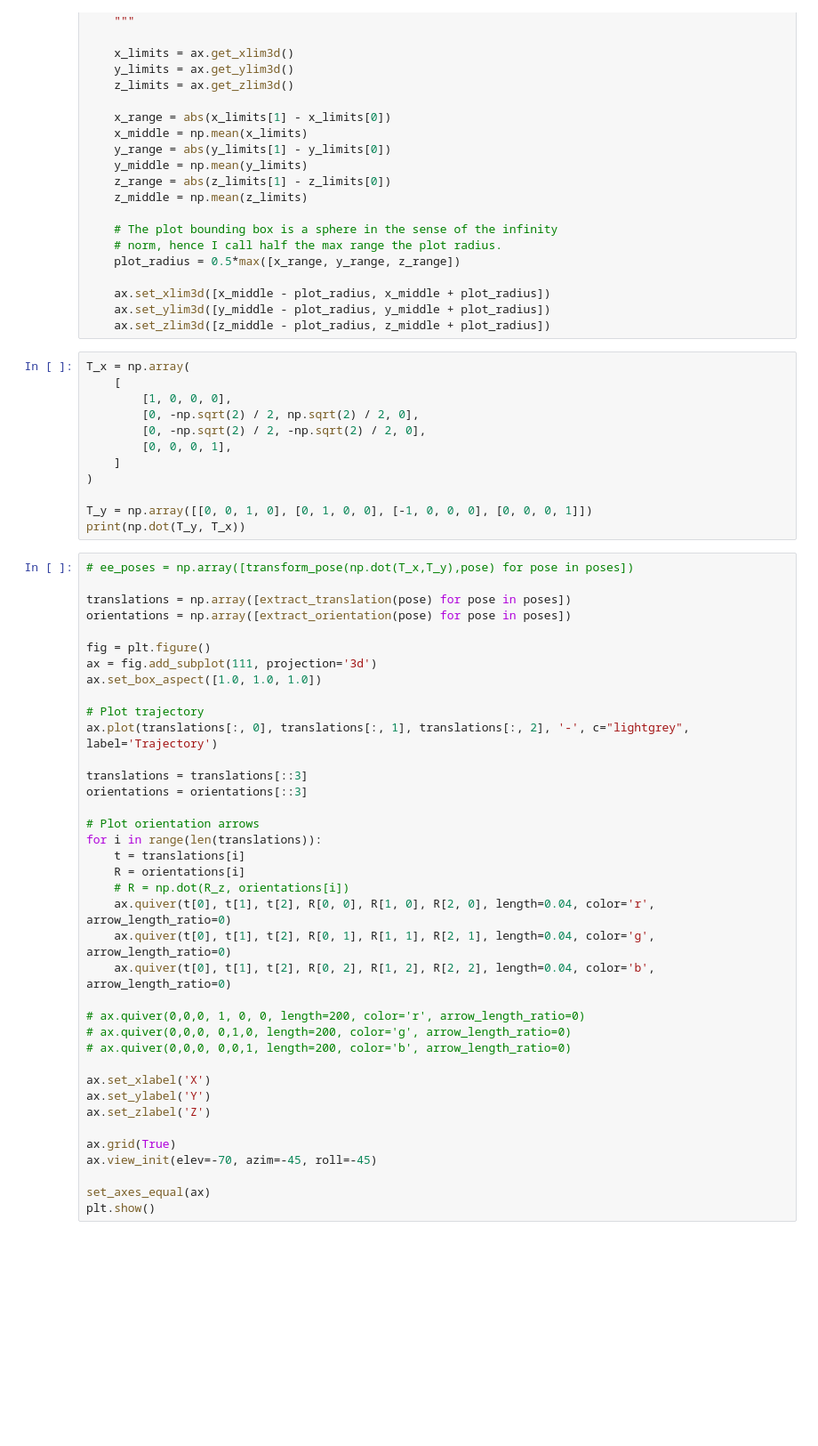
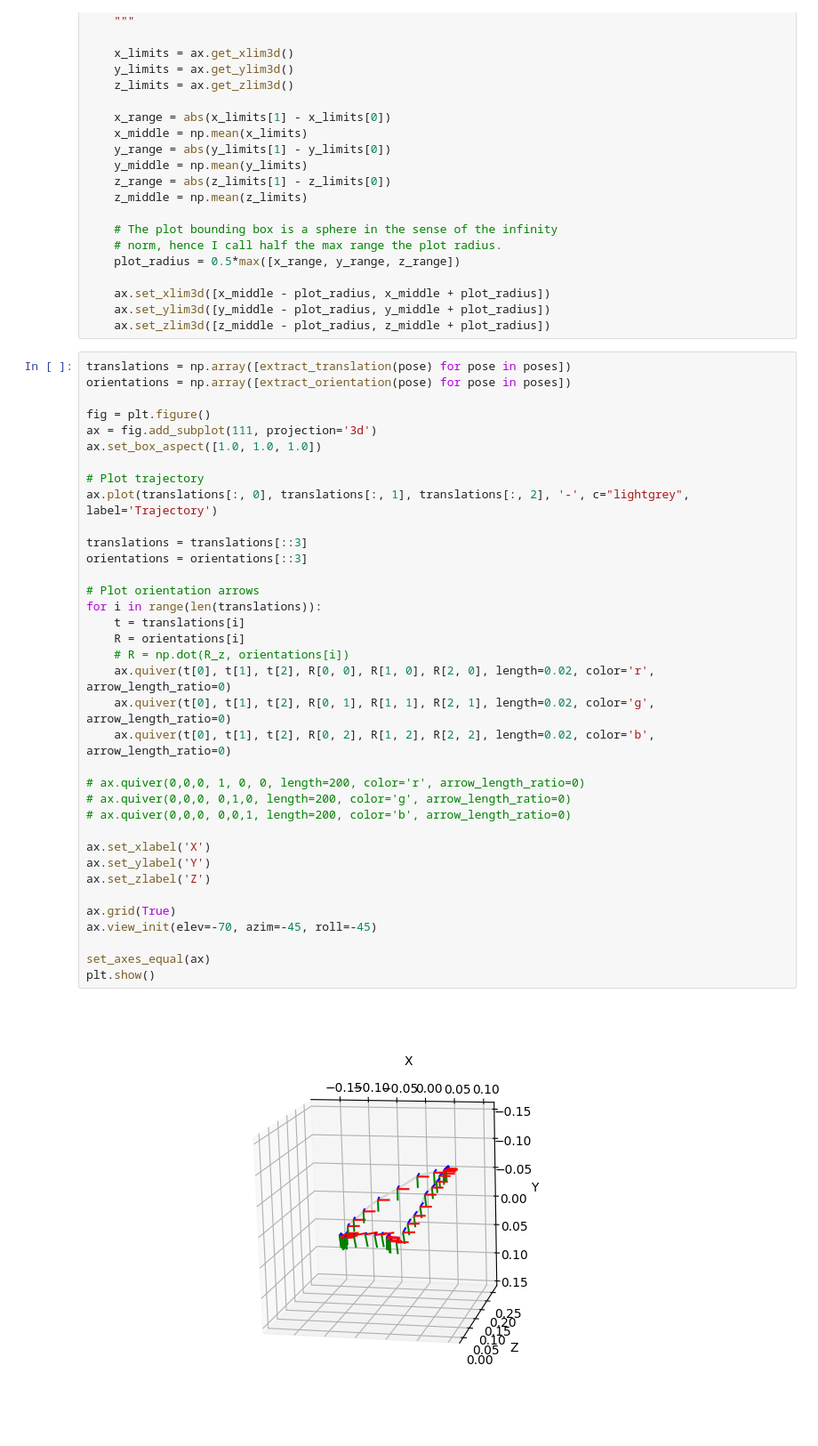
Before and after one commit to J4nn1K/demonstration-interface, a Jupyter notebook: scripts/data_viewer.ipynb, the cells around one changed output. Shown at 89% size. Cells and saved outputs as stored; diff of their text form; blank space fills up the shorter version.

```diff
--- a/scripts/data_viewer.ipynb
+++ b/scripts/data_viewer.ipynb
@@ -72,53 +218,41 @@ def set_axes_equal(ax):
     ax.set_xlim3d([x_middle - plot_radius, x_middle + plot_radius])
     ax.set_ylim3d([y_middle - plot_radius, y_middle + plot_radius])
     ax.set_zlim3d([z_middle - plot_radius, z_middle + plot_radius])
-# %%
-T_x = np.array(
-    [
-        [1, 0, 0, 0],
-        [0, -np.sqrt(2) / 2, np.sqrt(2) / 2, 0],
-        [0, -np.sqrt(2) / 2, -np.sqrt(2) / 2, 0],
-        [0, 0, 0, 1],
-    ]
-)
-
-T_y = np.array([[0, 0, 1, 0], [0, 1, 0, 0], [-1, 0, 0, 0], [0, 0, 0, 1]])
-print(np.dot(T_y, T_x))
 # %%
-# ee_poses = np.array([transform_pose(np.dot(T_x,T_y),pose) for pose in poses])
-
 translations = np.array([extract_translation(pose) for pose in poses])
 orientations = np.array([extract_orientation(pose) for pose in poses])
 
 fig = plt.figure()
 ax = fig.add_subplot(111, projection='3d')
 ax.set_box_aspect([1.0, 1.0, 1.0])
 
 # Plot trajectory
 ax.plot(translations[:, 0], translations[:, 1], translations[:, 2], '-', c="lightgrey", label='Trajectory')
 
 translations = translations[::3]
 orientations = orientations[::3]
 
 # Plot orientation arrows
 for i in range(len(translations)):
     t = translations[i]
     R = orientations[i]
     # R = np.dot(R_z, orientations[i])
-    ax.quiver(t[0], t[1], t[2], R[0, 0], R[1, 0], R[2, 0], length=0.04, color='r', arrow_length_ratio=0)
-    ax.quiver(t[0], t[1], t[2], R[0, 1], R[1, 1], R[2, 1], length=0.04, color='g', arrow_length_ratio=0)
-    ax.quiver(t[0], t[1], t[2], R[0, 2], R[1, 2], R[2, 2], length=0.04, color='b', arrow_length_ratio=0)
+    ax.quiver(t[0], t[1], t[2], R[0, 0], R[1, 0], R[2, 0], length=0.02, color='r', arrow_length_ratio=0)
+    ax.quiver(t[0], t[1], t[2], R[0, 1], R[1, 1], R[2, 1], length=0.02, color='g', arrow_length_ratio=0)
+    ax.quiver(t[0], t[1], t[2], R[0, 2], R[1, 2], R[2, 2], length=0.02, color='b', arrow_length_ratio=0)
 
 # ax.quiver(0,0,0, 1, 0, 0, length=200, color='r', arrow_length_ratio=0)
 # ax.quiver(0,0,0, 0,1,0, length=200, color='g', arrow_length_ratio=0)
 # ax.quiver(0,0,0, 0,0,1, length=200, color='b', arrow_length_ratio=0)
 
 ax.set_xlabel('X')
 ax.set_ylabel('Y')
 ax.set_zlabel('Z')
 
 ax.grid(True)
 ax.view_init(elev=-70, azim=-45, roll=-45)
 
 set_axes_equal(ax)
 plt.show()
+# %% [output]
+[figure, added]
```
Also changed, not shown: parts of 16 cells of this notebook.
